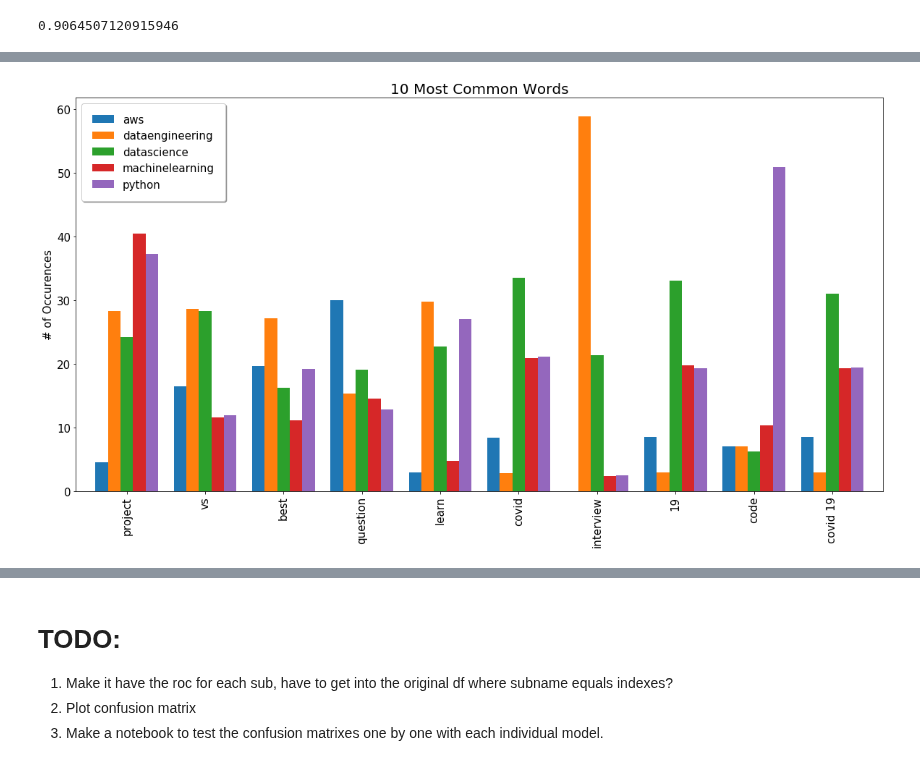
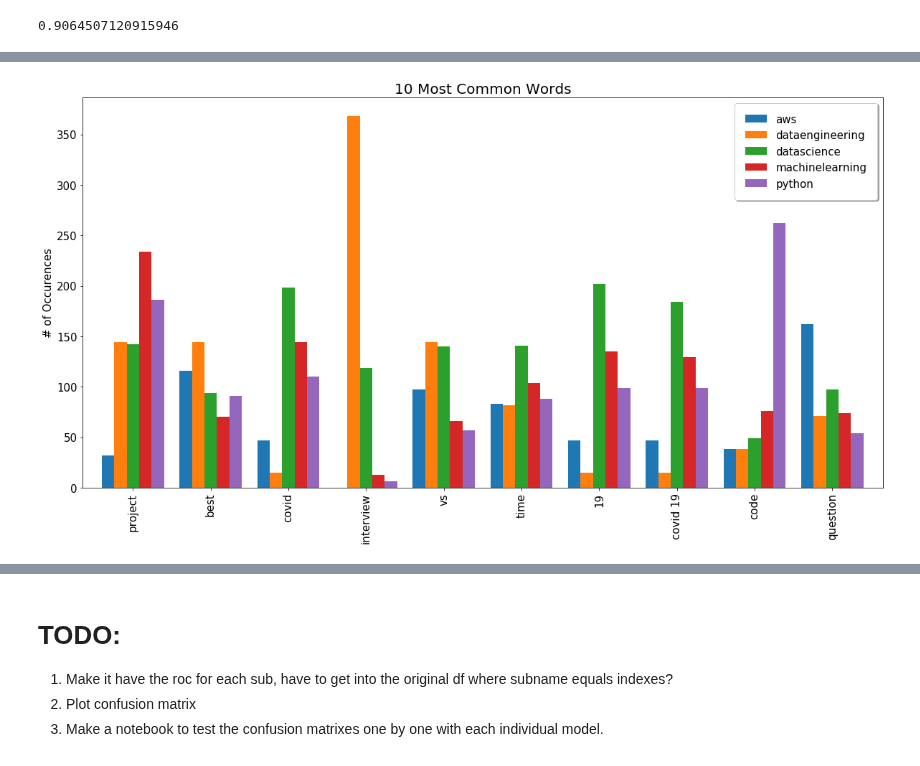
Before and after one commit to datapointchris/reddit-nlp, a Jupyter notebook: DS_Features and Plots.ipynb, the cells around one changed output, grey strips where cells are left out. Saved outputs shown, nothing was run; the diff lists cells and outputs as text; code cells hidden in the pictures.

Commit message:
tfidf vs vectorizer

```diff
--- a/DS_Features and Plots.ipynb
+++ b/DS_Features and Plots.ipynb
@@ -88,4 +112,9 @@ model = pipe.fit(X_train, y_train)
 model.score(X_test, y_test)
 # %% [output]
 0.9064507120915946
+# %%
+vect = CountVectorizer(max_df=0.7, max_features=6000, ngram_range=(1,2), stop_words=custom_stop_words)
+# %%
+# use Visualizer to produce images
+vect_viz = Visualizer(df=df, text_column='title', labels_column='subreddit', transformer=vect)
 # %%
@@ -135,4 +176,4 @@ viz.plot_most_common_pairs(num_features=10)
 # %%
-viz.plot_most_common_bar(num_features=10)
+vect_viz.plot_most_common_bar(num_features=10)
 # %% [output]
-[figure, old version]
+[figure, new version]
```
Also changed, not shown: parts of 12 cells of this notebook.
